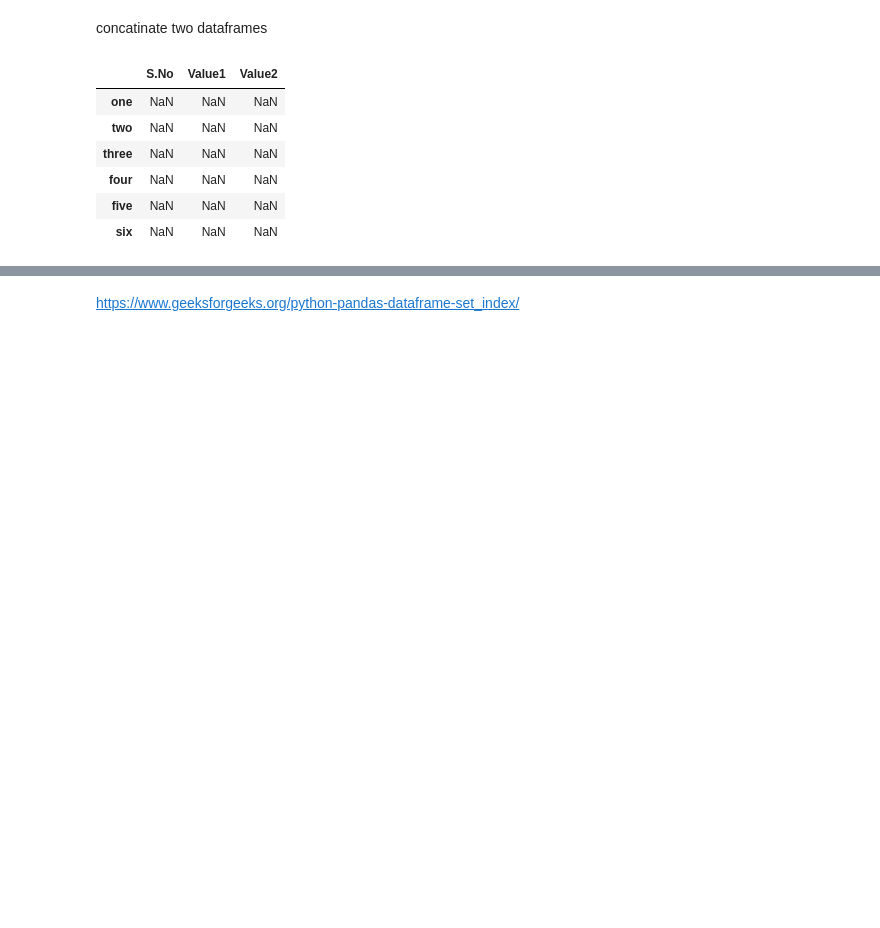
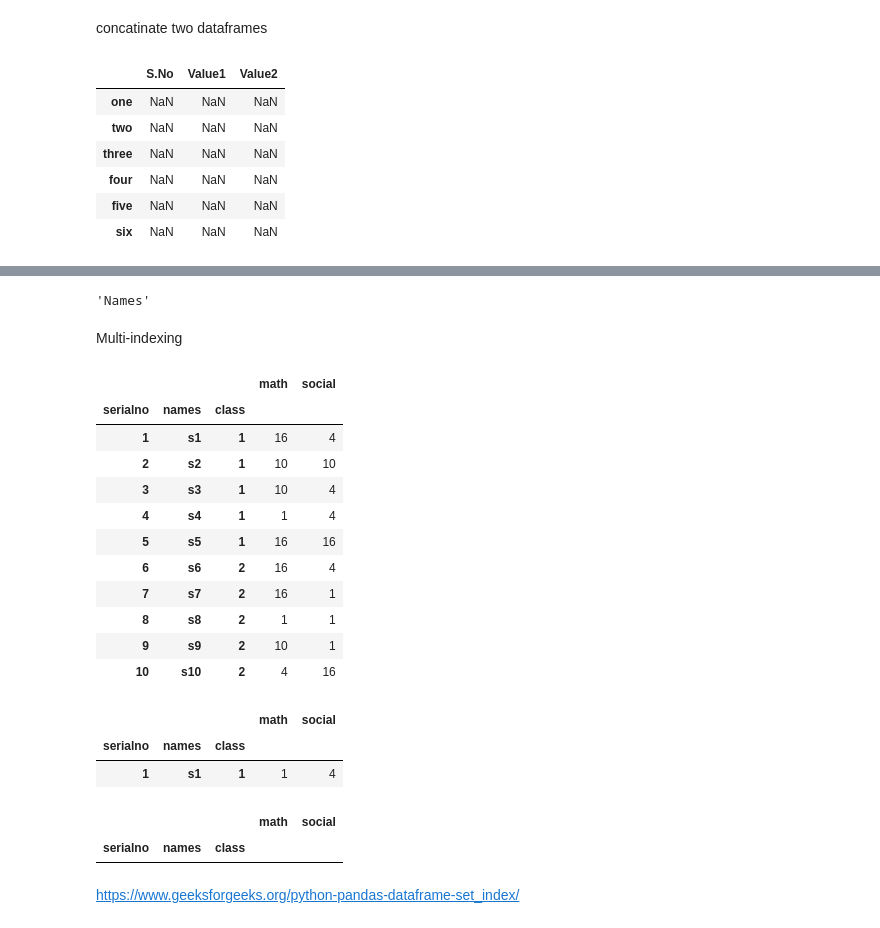
Before and after one commit to rsatwik/PythonPractise, a Jupyter notebook: pandas.ipynb, the cells around one changed output, grey strips where cells are left out. Saved outputs shown, nothing was run; the diff lists cells and outputs as text; code cells hidden in the pictures; blank space fills up the shorter version.

```diff
--- a/pandas.ipynb
+++ b/pandas.ipynb
@@ -468,0 +475,5 @@ df
+# %%
+student.index.name='Names'
+student.index.name
+# %% [output]
+'Names'
@@ -468,0 +484,46 @@ df
+# %%
+noOfStudents=10
+studentNames=[]
+serialno=[]
+for i in range(1,noOfStudents+1):
+    studentNames.append('s'+str(i))
+    serialno.append(i)
+cols=['class','math','social']
+student=pd.DataFrame(index=serialno,columns=cols)
+student.index.name='serialno'
+student.insert(loc=0,column='names',value=studentNames)
+
+for i in range(1,noOfStudents+1):
+    student.loc[int((student[student.loc[:,'names']==studentNames[i-1]].index).values),'class']=1 if i<=5 else 2
+    student.loc[int((student[student.loc[:,'names']==studentNames[i-1]].index).values),'math']=random.choice([1,4,10,16])
+    student.loc[int((student[student.loc[:,'names']==studentNames[i-1]].index).values),'social']=random.choice([1,4,10,16])
+# %% [markdown]
+Multi-indexing
+# %%
+student.set_index([student.index,'names','class'],inplace=True)
+# %%
+student.sort_index()
+# %% [output]
+|  |  |  | math | social |
+| serialno | names | class |  |  |
+| 1 | s1 | 1 | 16 | 4 |
+| 2 | s2 | 1 | 10 | 10 |
+| 3 | s3 | 1 | 10 | 4 |
+| 4 | s4 | 1 | 1 | 4 |
+| 5 | s5 | 1 | 16 | 16 |
+| 6 | s6 | 2 | 16 | 4 |
+| 7 | s7 | 2 | 16 | 1 |
+| 8 | s8 | 2 | 1 | 1 |
+| 9 | s9 | 2 | 10 | 1 |
+| 10 | s10 | 2 | 4 | 16 |
+# %%
+student.loc[1,:,1]
+# %% [output]
+|  |  |  | math | social |
+| serialno | names | class |  |  |
+| 1 | s1 | 1 | 1 | 4 |
+# %%
+student.loc[1,:,2]
+# %% [output]
+|  |  |  | math | social |
+| serialno | names | class |  |  |
```
Also changed, not shown: parts of 11 cells of this notebook, 3 other files.
